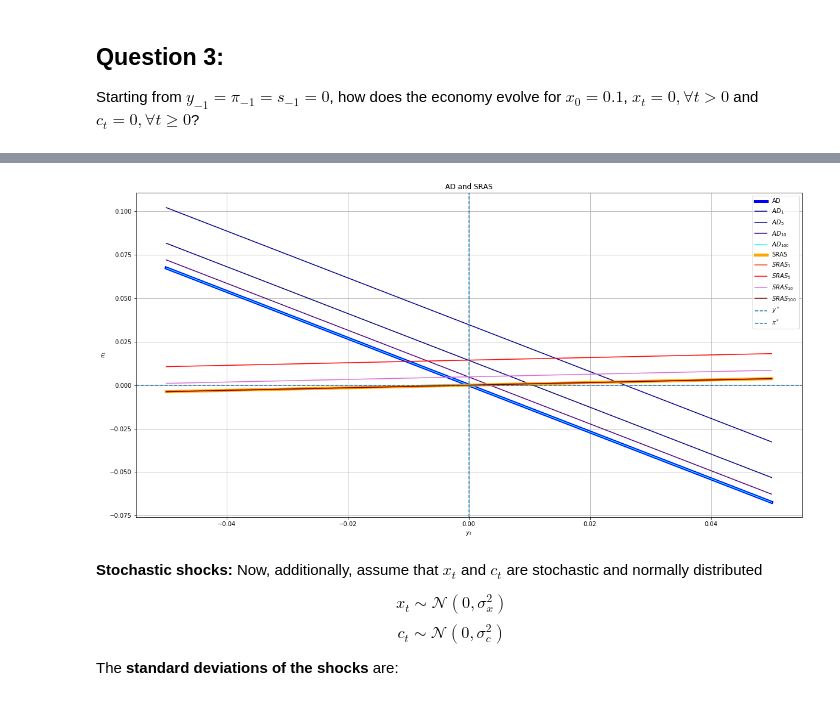
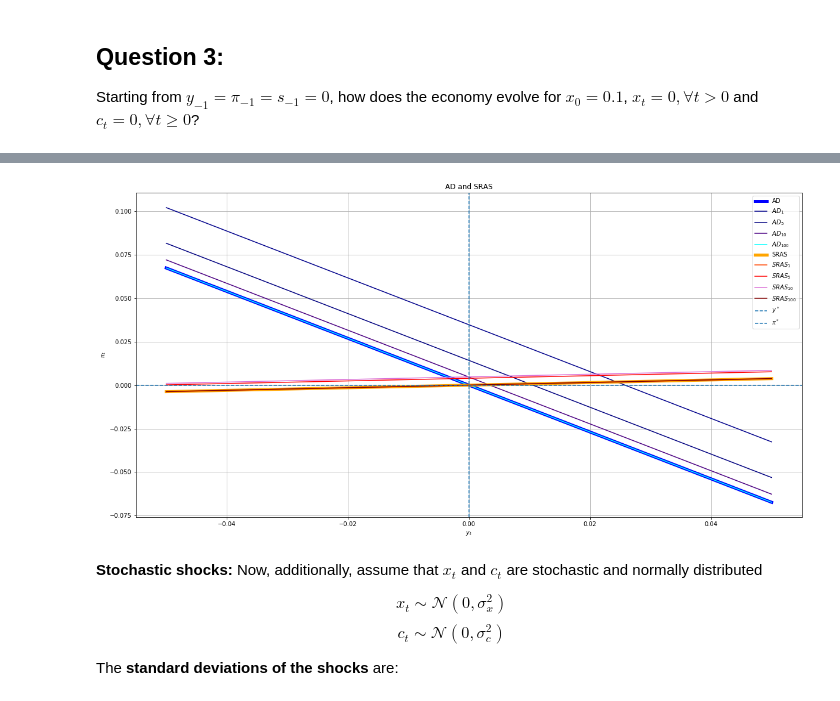
Before and after one commit to NumEconCopenhagen/projects-2019-credible-threats, a Jupyter notebook: examproject/Idaho.ipynb, the cells around one changed output, grey strips where cells are left out. Cells and saved outputs as stored; diff of their text form; code cells hidden in the pictures.

```diff
--- a/examproject/Idaho.ipynb
+++ b/examproject/Idaho.ipynb
@@ -141,7 +141,7 @@ _sol_pi_func = sm.lambdify((h,b,alpha,gamma,phi,yt,vt,st,pit1,yt1,st1),pit_star)
 
 # b. Defining a function which solve for pi, given values and parameters
 def sol_pi_func(vt,st,yt,pit1,yt1,st1,h=par['h'],alpha=par['alpha'],b=par['b'],gamma=par['gamma'],phi=par['phi']):
-    return _sol_pi_func(h,b,alpha,gamma,phi,vt,st,yt,pit1,yt1,st1)
+    return _sol_pi_func(h,b,alpha,gamma,phi,yt,vt,st,pit1,yt1,st1)
 
 # c. Solving for pi, using the value of y_star, and printing the solution
 pi_star = sol_pi_func(vt=vt_int,st=st_int,yt=y_star,pit1=pit1_int,yt1=yt1_int,st1=st1_int)
@@ -259,7 +260,9 @@ def v_func(number=num):
         vt_i = par['delta']*vt[i] + xt
         vt.append(vt_i)
 
-v_func();
+    return vt
+
+vt = v_func();
 
 # Creating list, contraining x number values of st
 st = []
@@ -275,7 +278,9 @@ def s_func(number=num):
         st_i = par['omega']*st[i] + ct
         st.append(st_i)
 
-s_func();
+    return st
+
+st = s_func();
 # %%
 # Constructing list of y* and pi*
 
@@ -377,7 +382,7 @@ def SRAS_shock(yt,period,gamma=par['gamma'],phi=par['phi'],st=st):
 
 
 # b. Constructing graph
-axis_font = {'fontname':'Arial', 'size':'14'}
+axis_font = {'size':'20'}
 
 def sherlock(vt,st,ymax):
     """Constructs figure of convergence in the economy following a shock
@@ -403,34 +408,34 @@ def sherlock(vt,st,ymax):
     # ii. Graphs
     # (a) AD curves
     plt.figure(figsize=(20,10))
     plt.plot(y,AD_zero,label=('AD'),linewidth=5,color='blue')
     plt.plot(y,AD_i,label='$AD_1$',color='darkblue')
     plt.plot(y,AD_v,label='$AD_5$',color='navy')
     plt.plot(y,AD_x,label='$AD_{10}$',color='indigo')
     plt.plot(y,AD_c,label='$AD_{100}$',color='aqua')
 
     # (b) SRAS curves
     plt.plot(y,SRAS_zero,label='SRAS',linewidth=5,color='orange')
     plt.plot(y,SRAS_i,label='$SRAS_1$',color='orangered')
     plt.plot(y,SRAS_v,label='$SRAS_5$',color='red')
     plt.plot(y,SRAS_x,label='$SRAS_{10}$',color='orchid')
     plt.plot(y,SRAS_c,label='$SRAS_{100}$',color='maroon')
 
     # (c) Graph properties
     plt.grid(True)
     plt.title('AD and SRAS')
     plt.xlabel('$y_t$')
     plt.ylabel('$\pi_t$')
 
     # d. Add lines which show optimal values of y and pi
     plt.axvline(y_star, linestyle='dashed', label='$y^*$')
     plt.axhline(pi_star, linestyle='dashed', label='$\pi^*$')
 
     plt.legend()
 
 sherlock(vt,st,0.05)
 # %% [output]
-[figure, old version]
+[figure, new version]
 # %% [markdown]
 **Stochastic shocks:** Now, additionally, assume that $x_t$ and $c_t$ are stochastic and normally distributed
 
```
Also changed, not shown: parts of 12 cells of this notebook.
